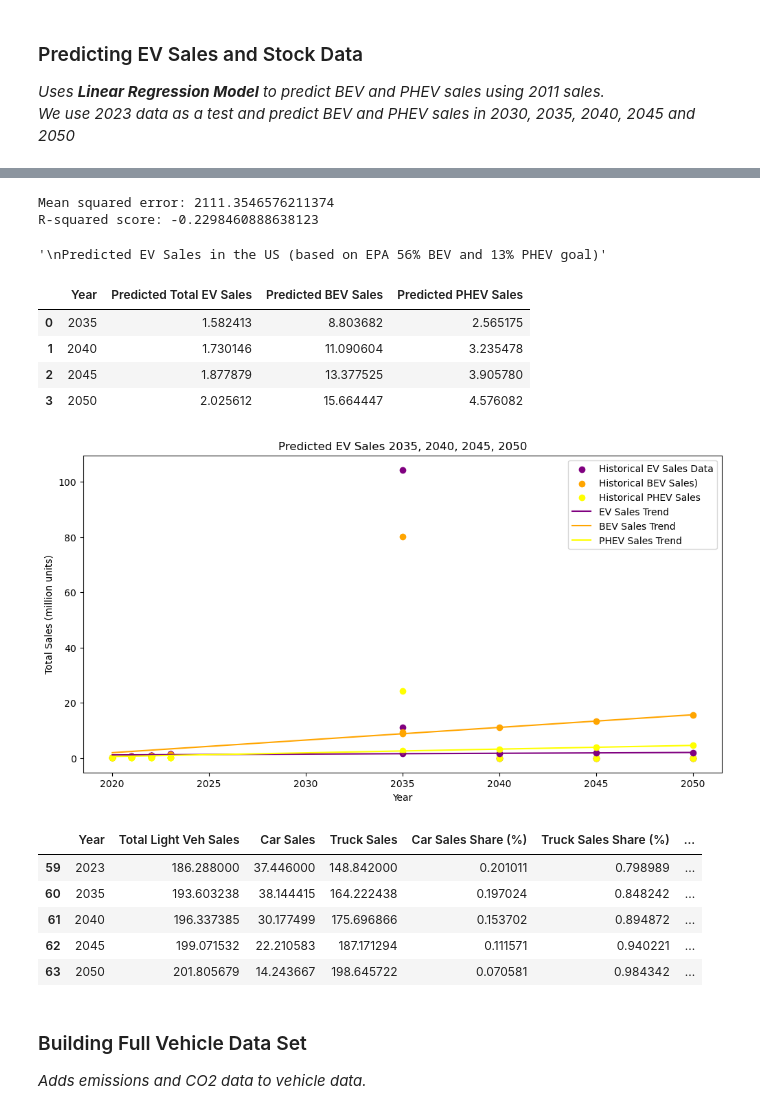
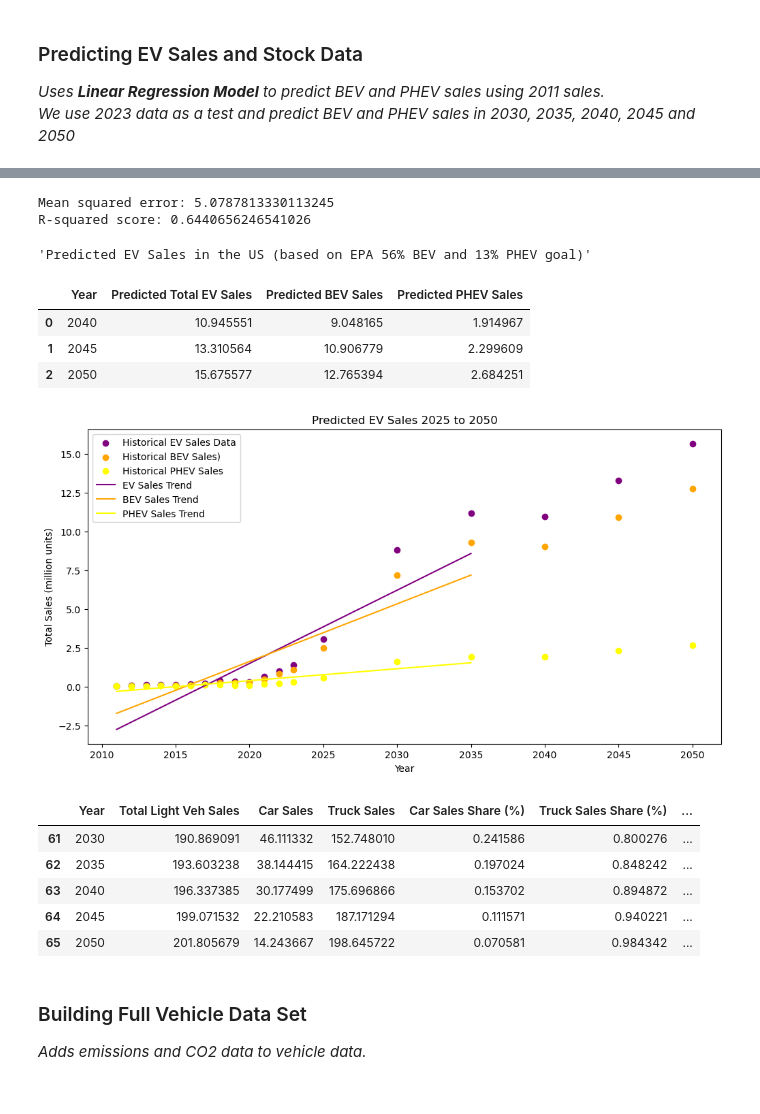
Before and after one commit to jbondAI/AI_Project_2, a Jupyter notebook: vehicle_and_emissions_analysis.ipynb, the cells around one changed output, grey strips where cells are left out. Cells and saved outputs as stored; diff of their text form; code cells hidden in the pictures.

```diff
--- a/vehicle_and_emissions_analysis.ipynb
+++ b/vehicle_and_emissions_analysis.ipynb
@@ -145,7 +145,7 @@ print(f"Mean squared error: {mse}")
 print(f"R-squared score: {r2}")
 
 # Predict (Annual vehicle sales in 2035, 2040, 2045, 2050)
-future_years = np.array([2035, 2040, 2045, 2050]).reshape(-1, 1)
+future_years = np.array([2025, 2030, 2035, 2040, 2045, 2050]).reshape(-1, 1)
 future_predictions = model.predict(future_years)
 predicted_lt_car = model_lt_car.predict(future_years)
 predicted_lt_truck = model_lt_truck.predict(future_years)
@@ -175,7 +175,7 @@ plt.scatter(future_years, predicted_lt_car, color='green')
 plt.scatter(future_years, predicted_lt_truck, color='red')
 plt.xlabel('Year')
 plt.ylabel('Total Sales (million units)')
-plt.title('Predicted Light Vehicle Sales 2035, 2040, 2045, 2050')
+plt.title('Predicted Light Vehicle Sales 2025 to 2050')
 plt.legend()
 plt.show()
 # %% [output]
@@ -426,0 +418,6 @@ display(initial_ev_data.tail(10))
+# %%
+ #Removes rows with no data and earliest EV sales data
+#initial_ev_data = initial_ev_data .drop(range(27,31))
+#initial_ev_data = initial_ev_data .drop(range(0,9))
+initial_ev_data = initial_ev_data .drop(range(16,19))
+display(initial_ev_data)
@@ -451,49 +466,48 @@ print(f"Mean squared error: {mse}")
 print(f"R-squared score: {r2}")
 
 # Predict (Annual vehicle sales in 2035, 2040, 2045, 2050)
-future_years = np.array([2035, 2040, 2045, 2050]).reshape(-1, 1)
+future_years = np.array([2040, 2045, 2050]).reshape(-1, 1)
 predicted_EV_sales = model.predict(future_years)
 predicted_BEV_sales = model_BEV_sales.predict(future_years)
 predicted_PHEV_sales = model_PHEV_sales.predict(future_years)
 
 ev_sales_prediction = pd.DataFrame({
     'Year': future_years.flatten(),
     'Predicted Total EV Sales': predicted_EV_sales,
     'Predicted BEV Sales': predicted_BEV_sales,
     'Predicted PHEV Sales': predicted_PHEV_sales
 })
 
 
 
-display("\nPredicted EV Sales in the US (based on EPA 56% BEV and 13% PHEV goal)")
+display("Predicted EV Sales in the US (based on EPA 56% BEV and 13% PHEV goal)")
 display(ev_sales_prediction)
 
 # Visualize the results
 plt.figure(figsize=(12, 6))
 plt.scatter(X, y, color='purple', label='Historical EV Sales Data')
 plt.scatter(X, y_BEV_sales, color='orange', label='Historical BEV Sales)')
 plt.scatter(X, y_PHEV_sales, color='yellow', label='Historical PHEV Sales')
 plt.plot(X, model.predict(X), color='purple', label='EV Sales Trend')
 plt.plot(X, model_BEV_sales.predict(X), color='orange', label='BEV Sales Trend')
 plt.plot(X, model_PHEV_sales.predict(X), color='yellow', label='PHEV Sales Trend')
 plt.scatter(future_years, predicted_EV_sales, color='purple')
 plt.scatter(future_years, predicted_BEV_sales, color='orange')
 plt.scatter(future_years, predicted_PHEV_sales, color='yellow')
 plt.xlabel('Year')
 plt.ylabel('Total Sales (million units)')
-plt.title('Predicted EV Sales 2035, 2040, 2045, 2050')
+plt.title('Predicted EV Sales 2025 to 2050')
 plt.legend()
 plt.show()
 # %% [output]
-Mean squared error: 2111.3546576211374
-R-squared score: -0.2298460888638123
+Mean squared error: 5.0787813330113245
+R-squared score: 0.6440656246541026
-'\nPredicted EV Sales in the US (based on EPA 56% BEV and 13% PHEV goal)'
+'Predicted EV Sales in the US (based on EPA 56% BEV and 13% PHEV goal)'
 |  | Year | Predicted Total EV Sales | Predicted BEV Sales | Predicted PHEV Sales |
-| 0 | 2035 | 1.582413 | 8.803682 | 2.565175 |
-| 1 | 2040 | 1.730146 | 11.090604 | 3.235478 |
-| 2 | 2045 | 1.877879 | 13.377525 | 3.905780 |
-| 3 | 2050 | 2.025612 | 15.664447 | 4.576082 |
+| 0 | 2040 | 10.945551 | 9.048165 | 1.914967 |
+| 1 | 2045 | 13.310564 | 10.906779 | 2.299609 |
+| 2 | 2050 | 15.675577 | 12.765394 | 2.684251 |
-[figure, old version]
+[figure, new version]
 # %%
 # ADDS PROJECTED EV SALES DATA TO vehicle_data
 new_ev_data = pd.DataFrame({
@@ -525,11 +539,11 @@ vehicle_data['Total Light Veh Stock'] = vehicle_data['Total EV Stock'] + vehicle
 display (vehicle_data.tail(5))
 # %% [output]
 |  | Year | Total Light Veh Sales | Car Sales | Truck Sales | Car Sales Share (%) | Truck Sales Share (%) | ... |
-| 59 | 2023 | 186.288000 | 37.446000 | 148.842000 | 0.201011 | 0.798989 | ... |
-| 60 | 2035 | 193.603238 | 38.144415 | 164.222438 | 0.197024 | 0.848242 | ... |
-| 61 | 2040 | 196.337385 | 30.177499 | 175.696866 | 0.153702 | 0.894872 | ... |
-| 62 | 2045 | 199.071532 | 22.210583 | 187.171294 | 0.111571 | 0.940221 | ... |
-| 63 | 2050 | 201.805679 | 14.243667 | 198.645722 | 0.070581 | 0.984342 | ... |
+| 61 | 2030 | 190.869091 | 46.111332 | 152.748010 | 0.241586 | 0.800276 | ... |
+| 62 | 2035 | 193.603238 | 38.144415 | 164.222438 | 0.197024 | 0.848242 | ... |
+| 63 | 2040 | 196.337385 | 30.177499 | 175.696866 | 0.153702 | 0.894872 | ... |
+| 64 | 2045 | 199.071532 | 22.210583 | 187.171294 | 0.111571 | 0.940221 | ... |
+| 65 | 2050 | 201.805679 | 14.243667 | 198.645722 | 0.070581 | 0.984342 | ... |
 # %% [markdown]
 ### Building Full Vehicle Data Set
 _Adds emissions and CO2 data to vehicle data._
```
Also changed, not shown: parts of 8 cells of this notebook, 1 other file.
